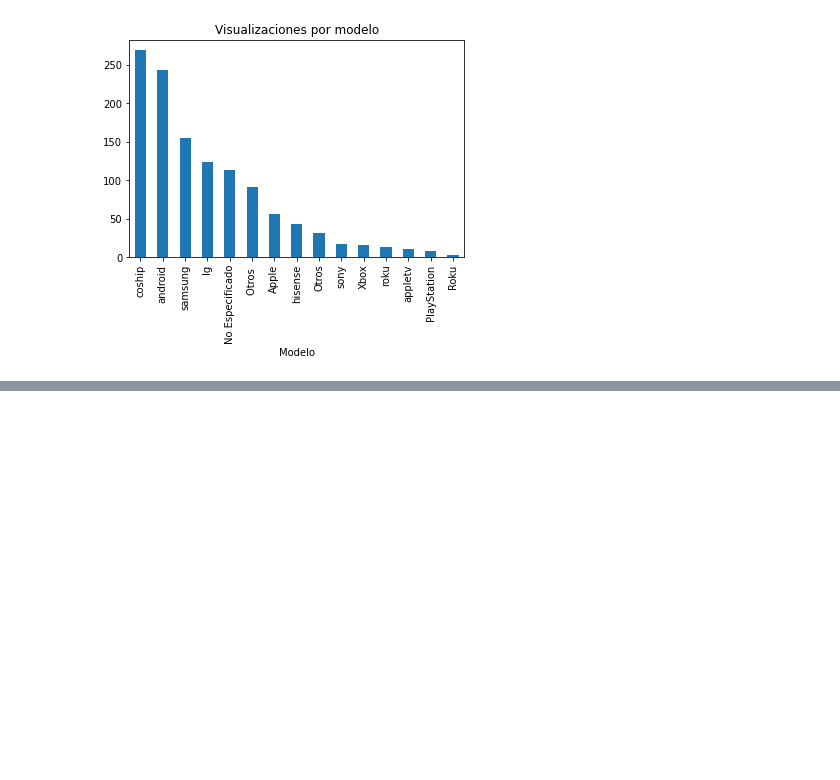
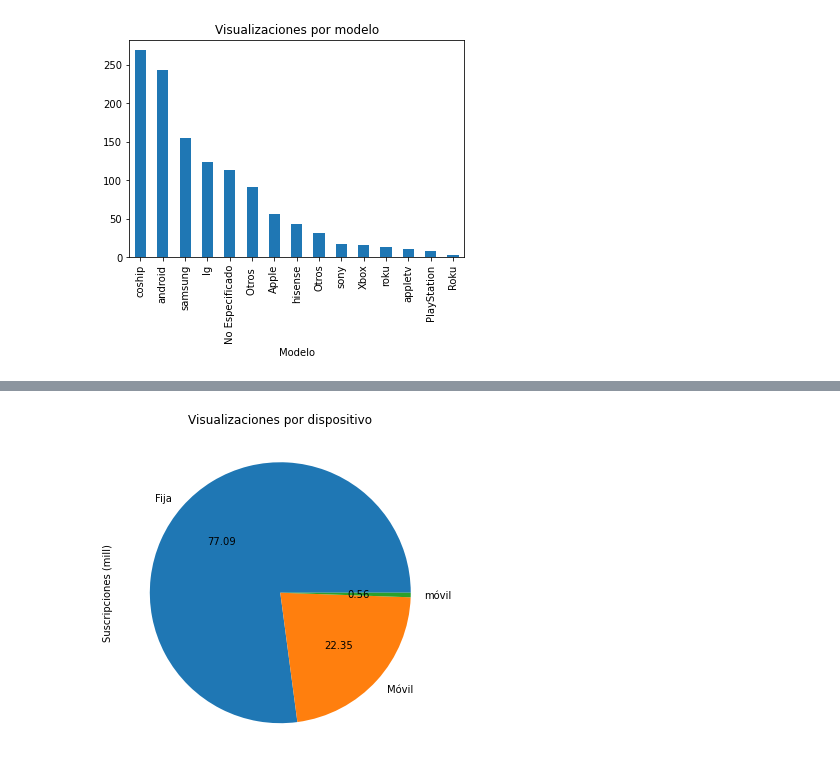
Before and after one commit to mariomtz36/Proyecto-Final, a Jupyter notebook: Proyecto.ipynb, the cells around one changed output, grey strips where cells are left out. Saved outputs shown, nothing was run; the diff lists cells and outputs as text; code cells hidden in the pictures; blank space fills up the shorter version.

```diff
--- a/Proyecto.ipynb
+++ b/Proyecto.ipynb
@@ -339,0 +307,20 @@ link https://relopezbriega.github.io/blog/2016/02/29/analisis-de-datos-categoric
+# %%
+# Tambien se necesita representar el número de suscripciones por país así como su peso porcentual
+
+Susc = dfClaroVD['NOMBRE_METRICA'] == 'Suscripciones'
+Suscripciones = dfClaroVD[Susc]
+SusCan = Suscripciones['CANTIDAD'].isnull()==False
+SusOk = Suscripciones[SusCan]
+SusCanOk = SusOk['CANTIDAD'].astype('int64')
+SusPais = SusOk['PAIS']
+SusNP = np.array([[SusPais], [SusCanOk]])
+SusNP = SusNP.T
+SusDF = pd.DataFrame(SusNP[:, 0])
+SusDF.columns = ['Pais', 'Suscripciones (mill)']
+TablaSus= SusDF.groupby(['Pais']).sum() / 1000000
+TablaSusSort = (TablaSus['Suscripciones (mill)'].sort_values(ascending=False)).astype('int64')
+SortSusDF = pd.DataFrame(TablaSusSort)
+SortSusDF
+ShareSus = (SortSusDF['Suscripciones (mill)'] / SortSusDF['Suscripciones (mill)'].sum() * 100).astype('int64')
+SortSusDF['Share %'] = ShareSus
+SortSusDF.style.set_table_styles([dict(selector='th', props=[('text-align', 'left')])])
@@ -339,0 +352,15 @@ link https://relopezbriega.github.io/blog/2016/02/29/analisis-de-datos-categoric
+# %%
+# Posteriormente se requiere saber las suscripciones por medio de pago
+
+Susmed = SusOk['medio_pago_homologado']
+SusmedNP = np.array([[Susmed], [SusCanOk]])
+SusmedNP = SusmedNP.T
+SusmedDF = pd.DataFrame(SusmedNP[:, 0])
+SusmedCorr = SusmedDF[0] == 'móvil'
+SusmedDF.columns = ['Medio de pago', 'Suscripciones (mill)']
+TablamedSus= SusmedDF.groupby(['Medio de pago']).sum() / 1000000
+TablamedSusSort = (TablamedSus['Suscripciones (mill)'].sort_values(ascending=False)).astype('int64')
+TablamedSusSortDF = pd.DataFrame(TablamedSusSort)
+SharemedSus = (TablamedSusSortDF['Suscripciones (mill)'] / TablamedSusSortDF['Suscripciones (mill)'].sum() * 100).astype('int64')
+TablamedSusSortDF['Share %'] = SharemedSus
+TablamedSusSortDF.style.set_table_styles([dict(selector='th', props=[('text-align', 'left')])])
@@ -339,0 +373,6 @@ link https://relopezbriega.github.io/blog/2016/02/29/analisis-de-datos-categoric
+# %%
+# Visualizamos la participación de las suscripciones por medio de pago en una gráfica de pie
+
+plot = TablamedSusSort.plot(kind='pie', autopct='%.2f', figsize=(6, 6), title='Visualizaciones por dispositivo')
+# %% [output]
+[figure, added]
```
Also changed, not shown: parts of 24 cells of this notebook.
